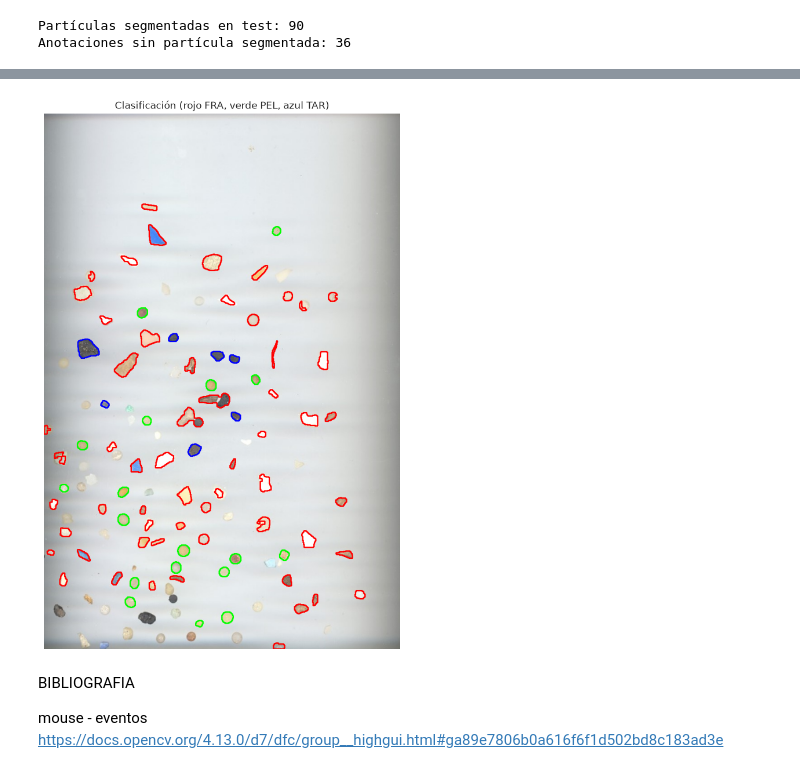
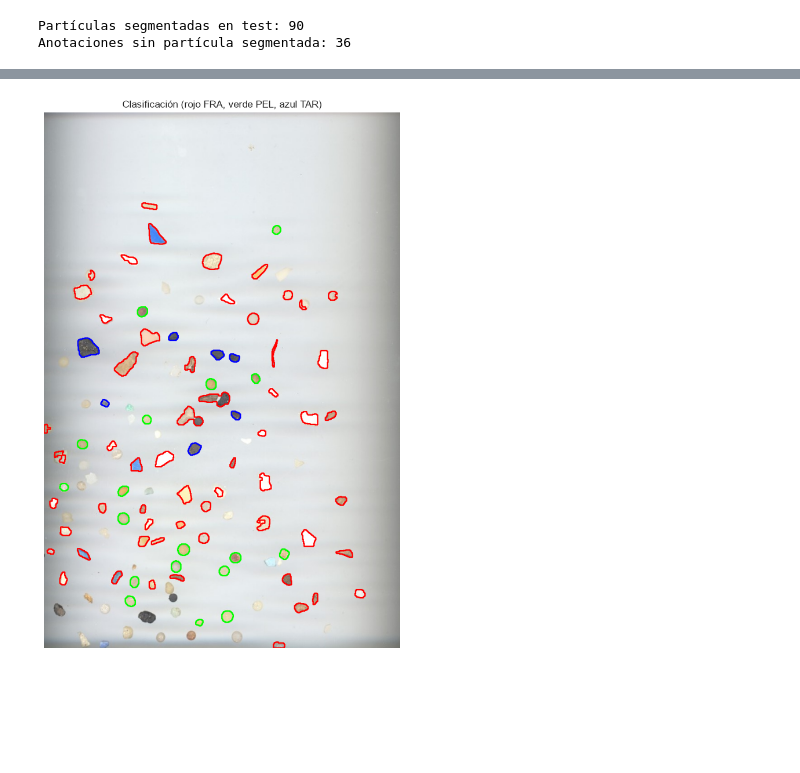
Before and after one commit to solbs365/VC, a Jupyter notebook: Practica3_VC/VC_P3.ipynb, the cells around one changed output, grey strips where cells are left out. Cells and saved outputs as stored; diff of their text form; code cells hidden in the pictures; blank space fills up the shorter version.

```diff
--- a/Practica3_VC/VC_P3.ipynb
+++ b/Practica3_VC/VC_P3.ipynb
@@ -559,16 +540,12 @@ F1 Score (2*(precision*recall)/(precision+recall)) = 0.776291155936885
 # %%
 # Resultado sobre la imagen
 for i, p in zip(usados, y_pred):
     cv2.drawContours(img_test, [contornos_test[i]], -1, colores[p], 2)
 plt.figure(figsize=(12, 12))
 plt.imshow(cv2.cvtColor(img_test, cv2.COLOR_BGR2RGB))
+cv2.imwrite('img/tarea2_1.jpg', img_test)
 plt.title("Clasificación (rojo FRA, verde PEL, azul TAR)")
 plt.axis('off')
 plt.show()
 # %% [output]
-[figure, old version]
+[figure, new version]
-# %% [markdown]
-BIBLIOGRAFIA
-
-mouse - eventos
-https://docs.opencv.org/4.13.0/d7/dfc/group__highgui.html#ga89e7806b0a616f6f1d502bd8c183ad3e
```
Also changed, not shown: parts of 2 cells of this notebook, 2 other files.
